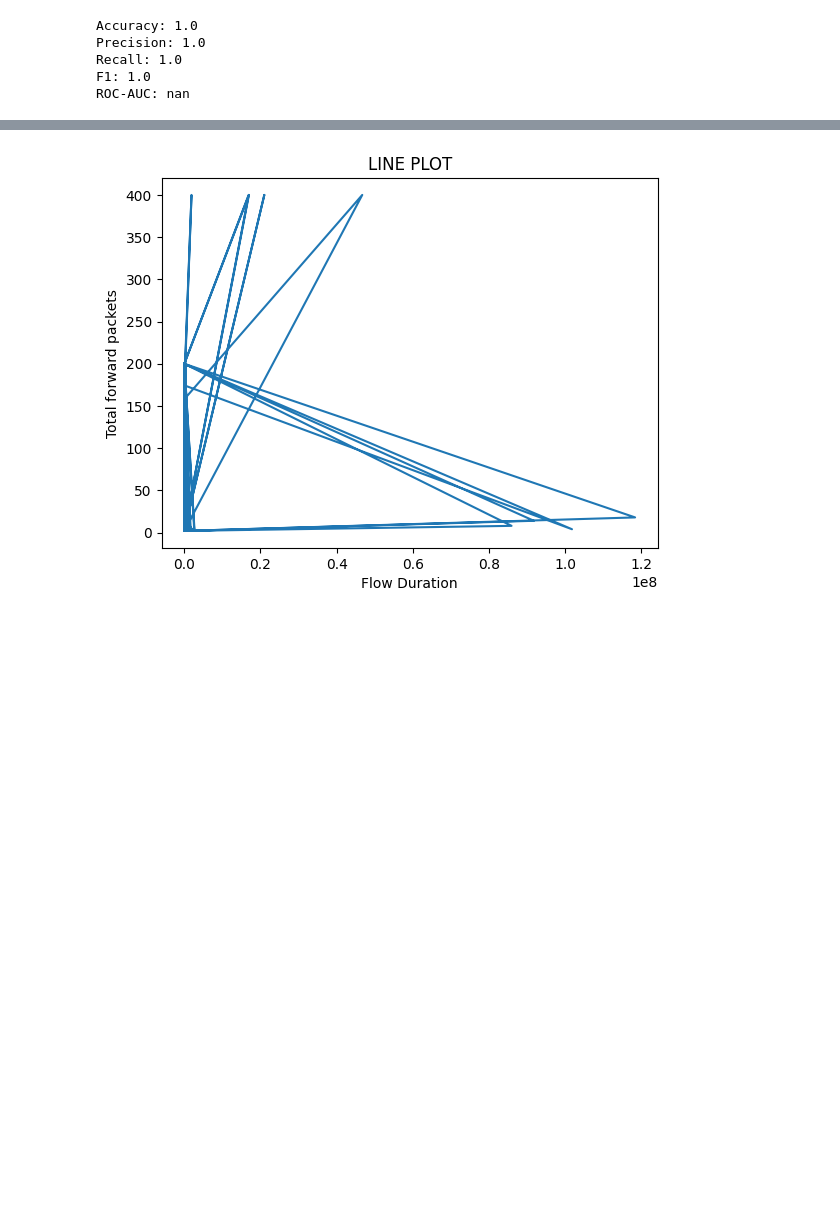
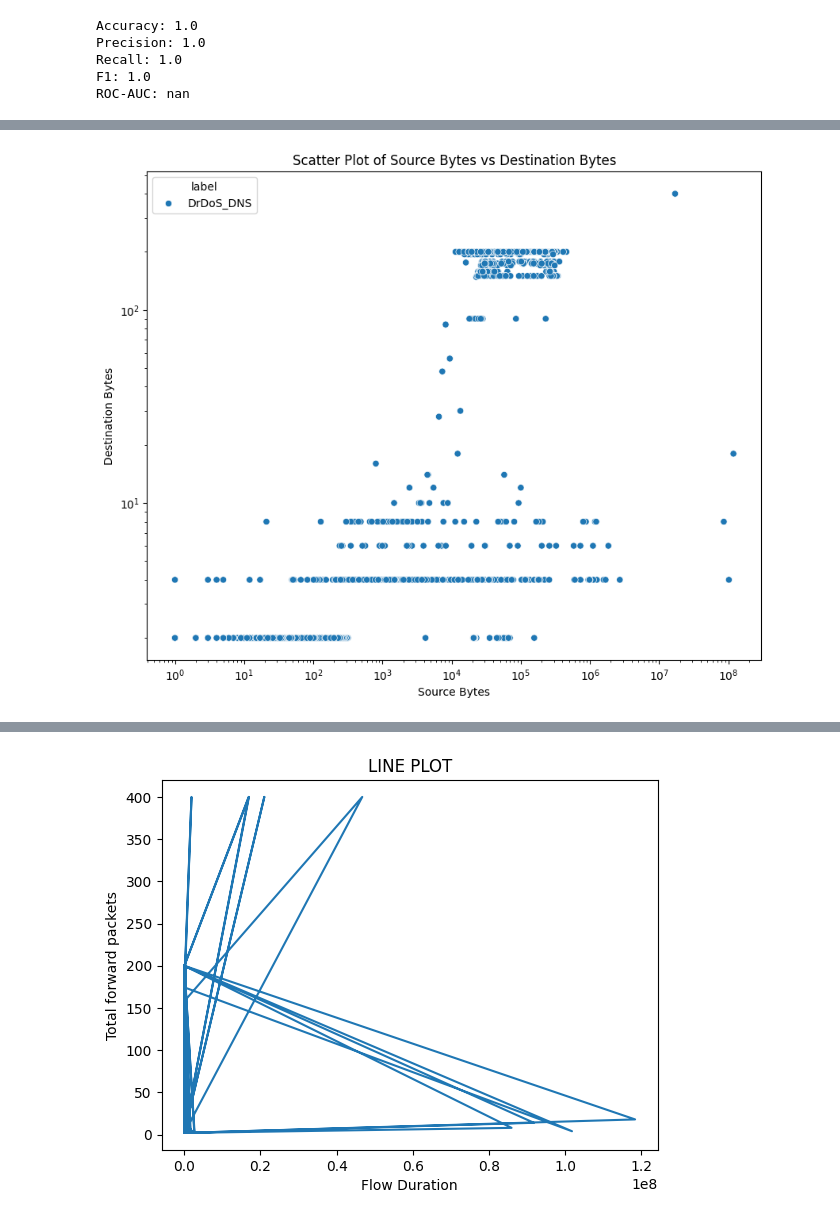
Before and after one commit to Aryyahhh/MAIN-PROJECT, a Jupyter notebook: PROJECT_NO_1.ipynb, the cells around one changed output, grey strips where cells are left out. Cells and saved outputs as stored; diff of their text form; code cells hidden in the pictures; blank space fills up the shorter version.

```diff
--- a/PROJECT_NO_1.ipynb
+++ b/PROJECT_NO_1.ipynb
@@ -81,0 +89,11 @@ ROC-AUC: nan
+# %%
+plt.figure(figsize=(10, 8))
+sns.scatterplot(x='flow_duration', y='total_forward_packets', hue='label', data=df.sample(n=5000, random_state=42)) # Sample for better visualization if dataset is large
+plt.title('Scatter Plot of Source Bytes vs Destination Bytes')
+plt.xlabel('Source Bytes')
+plt.ylabel('Destination Bytes')
+plt.xscale('log')
+plt.yscale('log')
+plt.show()
+# %% [output]
+[figure, added]
```
Also changed, not shown: parts of 7 cells of this notebook.
